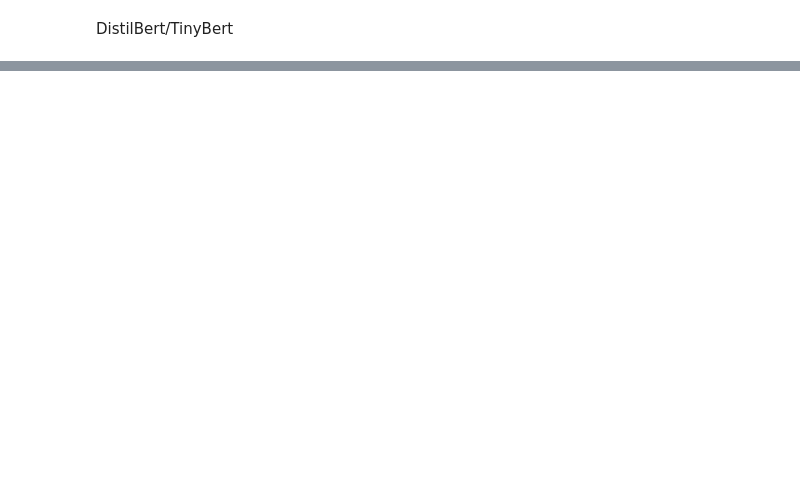
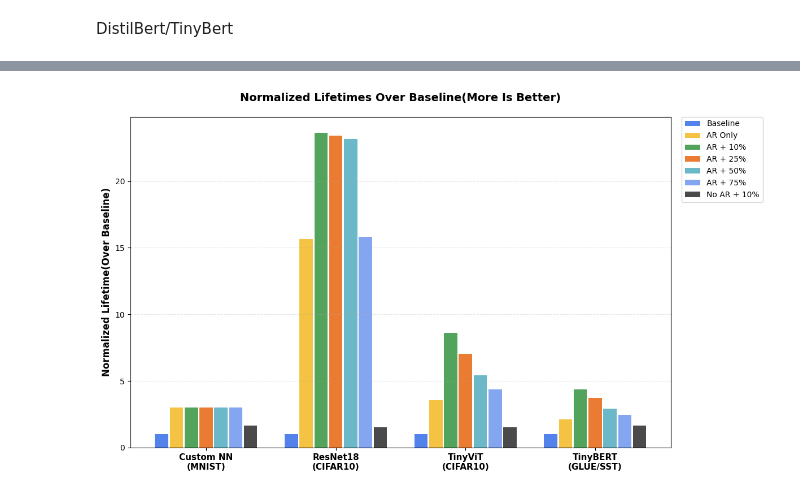
Before and after one commit to Ahbar1999/mtp-pimsimulator, a Jupyter notebook: pimsimulator_v3.ipynb, the cells around one changed output, grey strips where cells are left out. Drawn from its saved outputs; the diff is of its cells as text; code cells hidden in the pictures; blank space fills up the shorter version.

```diff
--- a/pimsimulator_v3.ipynb
+++ b/pimsimulator_v3.ipynb
@@ -2328,0 +2642,82 @@ for (title, data) in dataset:
+# %%
+import matplotlib.pyplot as plt
+import numpy as np
+
+# Data definition
+models = [
+    "Custom NN\n(MNIST)",
+    "ResNet18\n(CIFAR10)",
+    "TinyViT\n(CIFAR10)",
+    "TinyBERT\n(GLUE/SST)"
+]
+
+configs = [
+    "Baseline",
+    "AR Only",
+    "AR + 10%",
+    "AR + 25%",
+    "AR + 50%",
+    "AR + 75%",
+    "No AR + 10%"
+]
+
+# Matrix format: rows = configurations, columns = models
+data = np.array([
+    [1.000000000, 1.000000000, 1.000000000, 1.000000000],  # Baseline
+    [3.028485757, 15.66216216, 3.574730354, 2.100977199],  # AR Only
+    [3.028485757, 23.65306122, 8.592592593, 4.372881356],  # AR + 10%
+    [3.028485757, 23.41414141, 7.030303030, 3.728534170],  # AR + 25%
+    [3.028485757, 23.180000000, 5.407925408, 2.905405405],  # AR + 50%
+    [3.028485757, 15.813249480, 4.353996833, 2.439423459],  # AR + 75%
+    [1.666666667, 1.535099338, 1.534391534, 1.641221374]   # No AR + 10%
+])
+
+num_models = len(models)
+num_configs = len(configs)
+
+x = np.arange(num_models)
+total_width = 0.8
+bar_width = total_width / num_configs
+
+colors = [
+    "#5482EB",  # Baseline
+    "#F4C343",  # AR Only
+    "#52A35B",  # AR + 10%
+    "#E97C32",  # AR + 25%
+    "#6BB8C8",  # AR + 50%
+    "#84A6F1",  # AR + 75%
+    "#4A4A4A"   # No AR + 10%
+]
+
+fig, ax = plt.subplots(figsize=(12, 7))
+
+for i in range(num_configs):
+    offset = (i - num_configs / 2) * bar_width + bar_width / 2
+    ax.bar(
+        x + offset,
+        data[i],
+        bar_width * 0.9,  # Leave a tiny gap between bars
+        label=configs[i],
+        color=colors[i],
+        edgecolor="none"
+    )
+
+ax.set_ylabel("Normalized Lifetime(Over Baseline)", fontsize=12, fontweight="bold")
+ax.set_title("Normalized Lifetimes Over Baseline(More Is Better)", fontsize=14, fontweight="bold", pad=20)
+ax.set_xticks(x)
+ax.set_xticklabels(models, fontsize=11, fontweight="bold")
+ax.grid(axis="y", linestyle="--", alpha=0.3)
+
+ax.legend(
+    bbox_to_anchor=(1.02, 1),
+    loc="upper left",
+    borderaxespad=0,
+    frameon=True,
+    ncol=1,
+    fontsize=10
+)
+
+plt.tight_layout()
+plt.savefig("lifetimes_all.png", dpi=300, bbox_inches="tight")
+print("Saved successfully")
+# %% [output]
@@ -2328,0 +2725 @@ for (title, data) in dataset:
+[figure, added]
```
Also changed, not shown: parts of 10 cells of this notebook.
